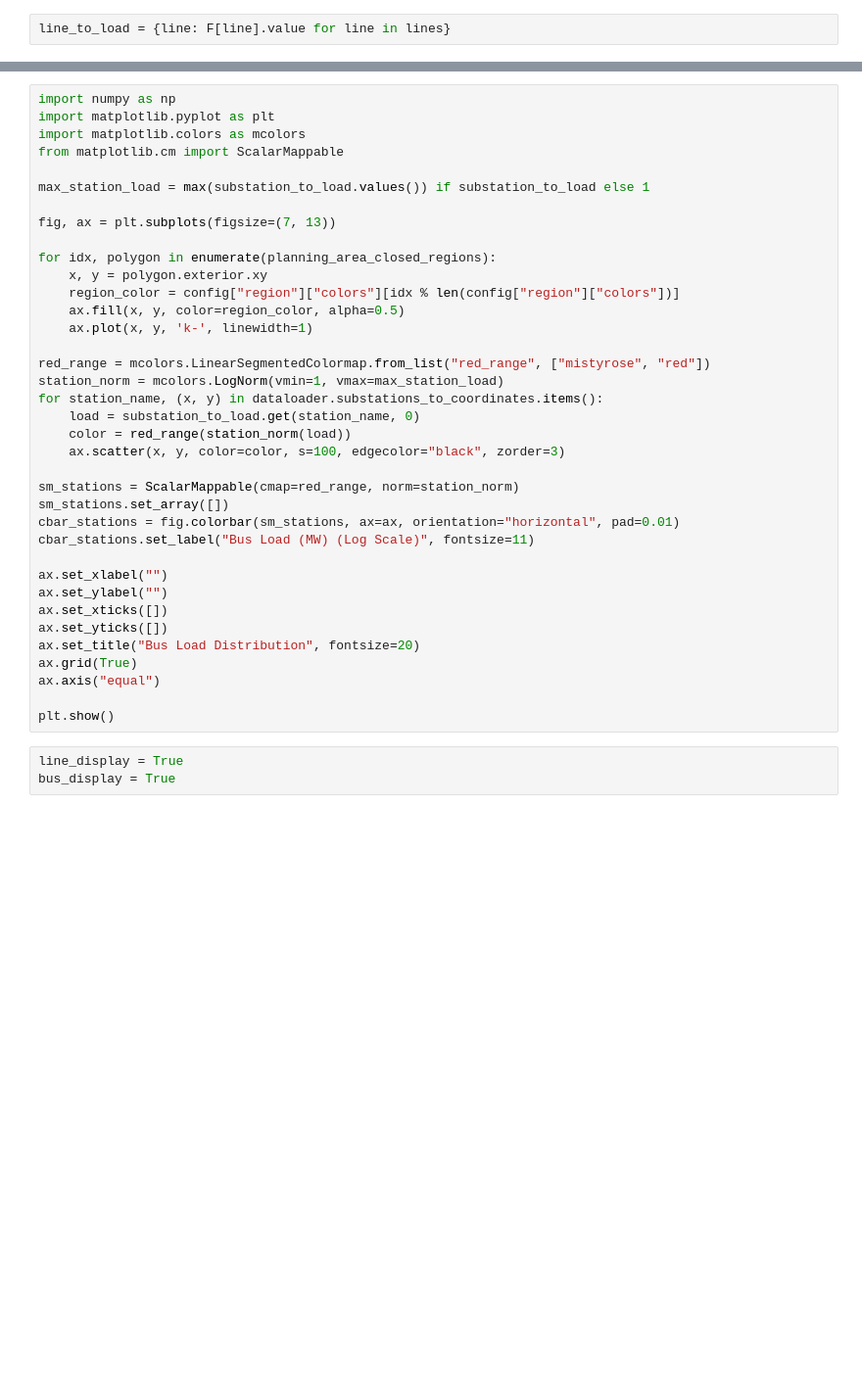
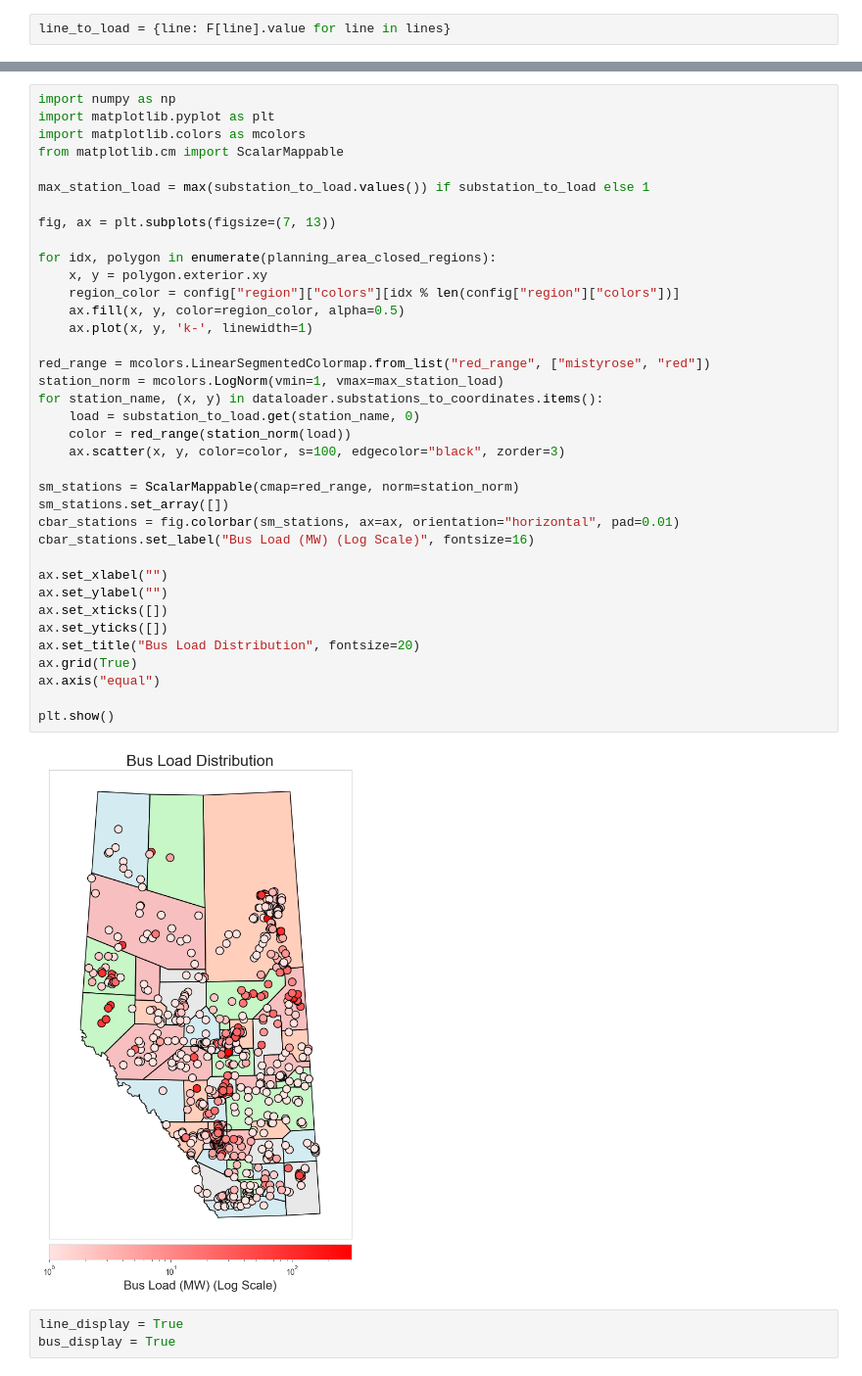
Before and after one commit to BenCheng2/CarbonDistributionMap, a Jupyter notebook: lab/lab3.ipynb, the cells around one changed output, grey strips where cells are left out. Shown at 98% size. Saved outputs shown, nothing was run; the diff lists cells and outputs as text; blank space fills up the shorter version.

```diff
--- a/lab/lab3.ipynb
+++ b/lab/lab3.ipynb
@@ -614,34 +665,36 @@ from matplotlib.cm import ScalarMappable
 max_station_load = max(substation_to_load.values()) if substation_to_load else 1
 
 fig, ax = plt.subplots(figsize=(7, 13))
 
 for idx, polygon in enumerate(planning_area_closed_regions):
     x, y = polygon.exterior.xy
     region_color = config["region"]["colors"][idx % len(config["region"]["colors"])]
     ax.fill(x, y, color=region_color, alpha=0.5)
     ax.plot(x, y, 'k-', linewidth=1)
 
 red_range = mcolors.LinearSegmentedColormap.from_list("red_range", ["mistyrose", "red"])
 station_norm = mcolors.LogNorm(vmin=1, vmax=max_station_load)
 for station_name, (x, y) in dataloader.substations_to_coordinates.items():
     load = substation_to_load.get(station_name, 0)
     color = red_range(station_norm(load))
     ax.scatter(x, y, color=color, s=100, edgecolor="black", zorder=3)
 
 sm_stations = ScalarMappable(cmap=red_range, norm=station_norm)
 sm_stations.set_array([])
 cbar_stations = fig.colorbar(sm_stations, ax=ax, orientation="horizontal", pad=0.01)
-cbar_stations.set_label("Bus Load (MW) (Log Scale)", fontsize=11)
+cbar_stations.set_label("Bus Load (MW) (Log Scale)", fontsize=16)
 
 ax.set_xlabel("")
 ax.set_ylabel("")
 ax.set_xticks([])
 ax.set_yticks([])
 ax.set_title("Bus Load Distribution", fontsize=20)
 ax.grid(True)
 ax.axis("equal")
 
 plt.show()
+# %% [output]
+[figure, added]
 # %%
 line_display = True
 bus_display = True
```
Also changed, not shown: parts of 10 cells of this notebook.
